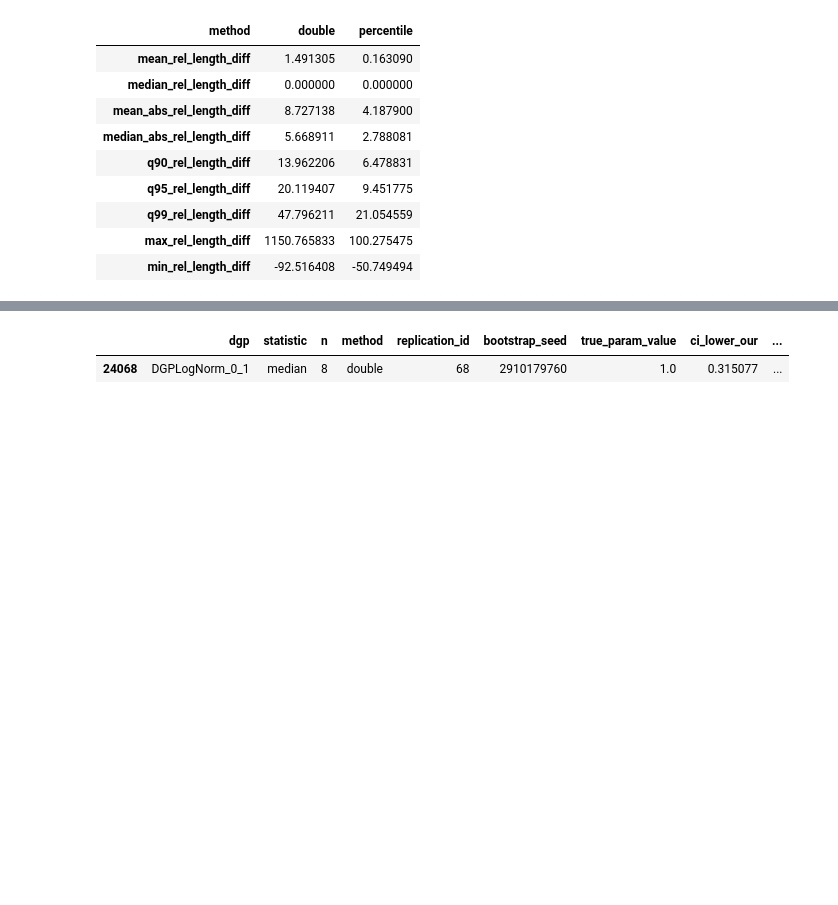
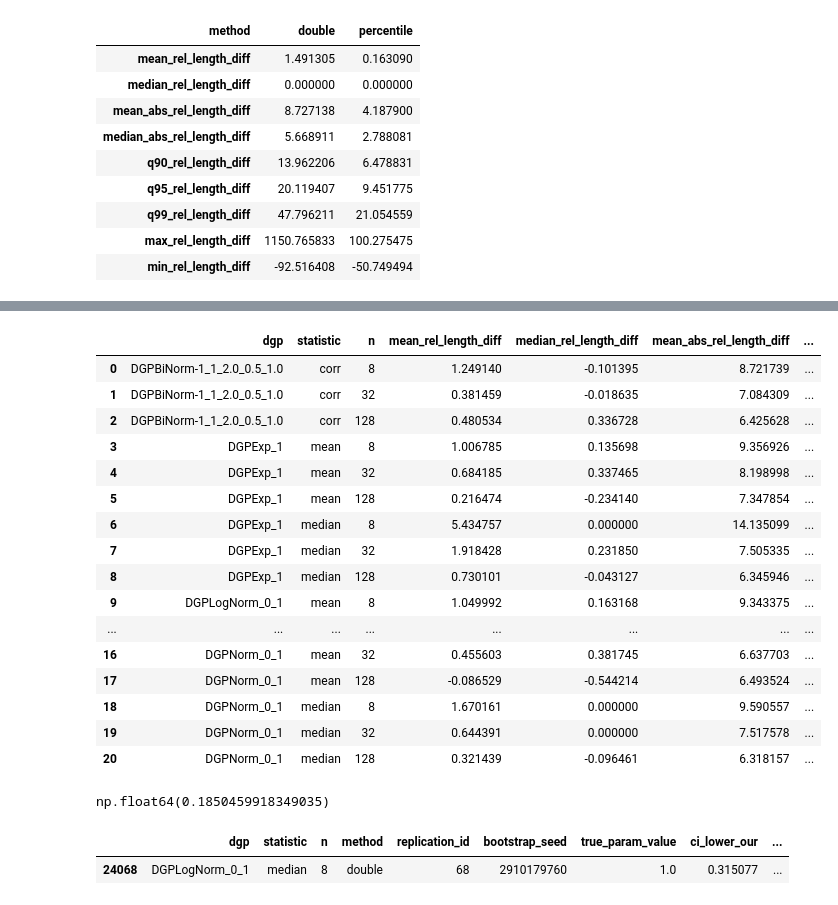
Before and after one commit to enejH04/bootstrap-inference, a Jupyter notebook: performance_validation/analysis.ipynb, the cells around one changed output, grey strips where cells are left out. Cells and saved outputs as stored; diff of their text form; code cells hidden in the pictures; blank space fills up the shorter version.

```diff
--- a/performance_validation/analysis.ipynb
+++ b/performance_validation/analysis.ipynb
@@ -1104,3 +1120,49 @@ length_diff_summary(length_df)
+# %%
+def db_length_diff_summary(df):
+    return (
+        df[df["method"] == "double"]
+        .groupby(["dgp", "statistic", "n"])
+        .agg(
+            mean_rel_length_diff=("rel_len_diff", "mean"),
+            median_rel_length_diff=("rel_len_diff", "median"),
+            mean_abs_rel_length_diff=("rel_len_diff", lambda x: x.abs().mean()),
+            median_abs_rel_length_diff=(
+                "rel_len_diff",
+                lambda x: x.abs().median(),
+            ),
+            q90_rel_length_diff=("rel_len_diff", lambda x: x.quantile(0.90)),
+            q95_rel_length_diff=("rel_len_diff", lambda x: x.quantile(0.95)),
+            q99_rel_length_diff=("rel_len_diff", lambda x: x.quantile(0.99)),
+            max_rel_length_diff=("rel_len_diff", "max"),
+            min_rel_length_diff=("rel_len_diff", "min"),
+        )
+        .reset_index()
+    )
+# %%
+db_summary = db_length_diff_summary(length_df)
+db_summary
+# %% [output]
+|  | dgp | statistic | n | mean_rel_length_diff | median_rel_length_diff | mean_abs_rel_length_diff | ... |
+| 0 | DGPBiNorm-1_1_2.0_0.5_1.0 | corr | 8 | 1.249140 | -0.101395 | 8.721739 | ... |
+| 1 | DGPBiNorm-1_1_2.0_0.5_1.0 | corr | 32 | 0.381459 | -0.018635 | 7.084309 | ... |
+| 2 | DGPBiNorm-1_1_2.0_0.5_1.0 | corr | 128 | 0.480534 | 0.336728 | 6.425628 | ... |
+| 3 | DGPExp_1 | mean | 8 | 1.006785 | 0.135698 | 9.356926 | ... |
+| 4 | DGPExp_1 | mean | 32 | 0.684185 | 0.337465 | 8.198998 | ... |
+| 5 | DGPExp_1 | mean | 128 | 0.216474 | -0.234140 | 7.347854 | ... |
+| 6 | DGPExp_1 | median | 8 | 5.434757 | 0.000000 | 14.135099 | ... |
+| 7 | DGPExp_1 | median | 32 | 1.918428 | 0.231850 | 7.505335 | ... |
+| 8 | DGPExp_1 | median | 128 | 0.730101 | -0.043127 | 6.345946 | ... |
+| 9 | DGPLogNorm_0_1 | mean | 8 | 1.049992 | 0.163168 | 9.343375 | ... |
+| ... | ... | ... | ... | ... | ... | ... | ... |
+| 16 | DGPNorm_0_1 | mean | 32 | 0.455603 | 0.381745 | 6.637703 | ... |
+| 17 | DGPNorm_0_1 | mean | 128 | -0.086529 | -0.544214 | 6.493524 | ... |
+| 18 | DGPNorm_0_1 | median | 8 | 1.670161 | 0.000000 | 9.590557 | ... |
+| 19 | DGPNorm_0_1 | median | 32 | 0.644391 | 0.000000 | 7.517578 | ... |
+| 20 | DGPNorm_0_1 | median | 128 | 0.321439 | -0.096461 | 6.318157 | ... |
+# %%
+db_summary["median_rel_length_diff"].abs().max()
+# %% [output]
+np.float64(0.1850459918349035)
 # %%
 # Analyze which distribution caused such large length difference
 # The maximum relative length difference is approx. 1150 %. See what caused this
```
Also changed, not shown: parts of 5 cells of this notebook, 2 other files.
